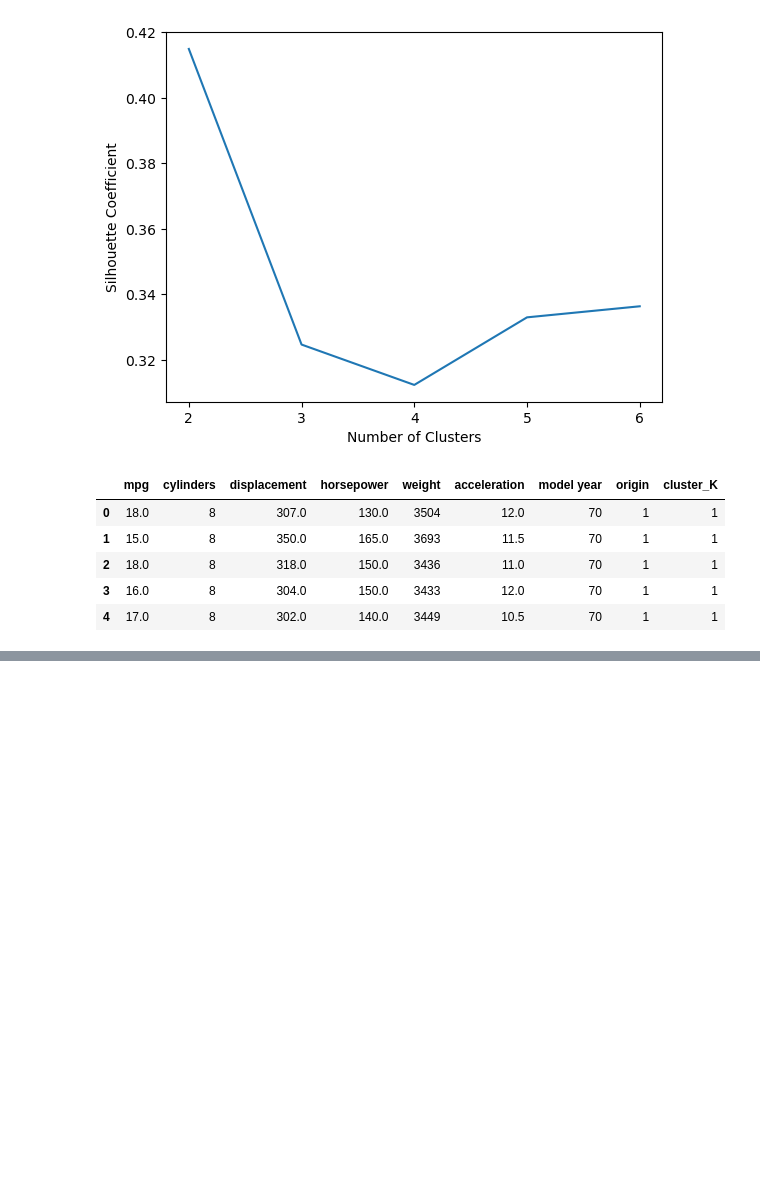
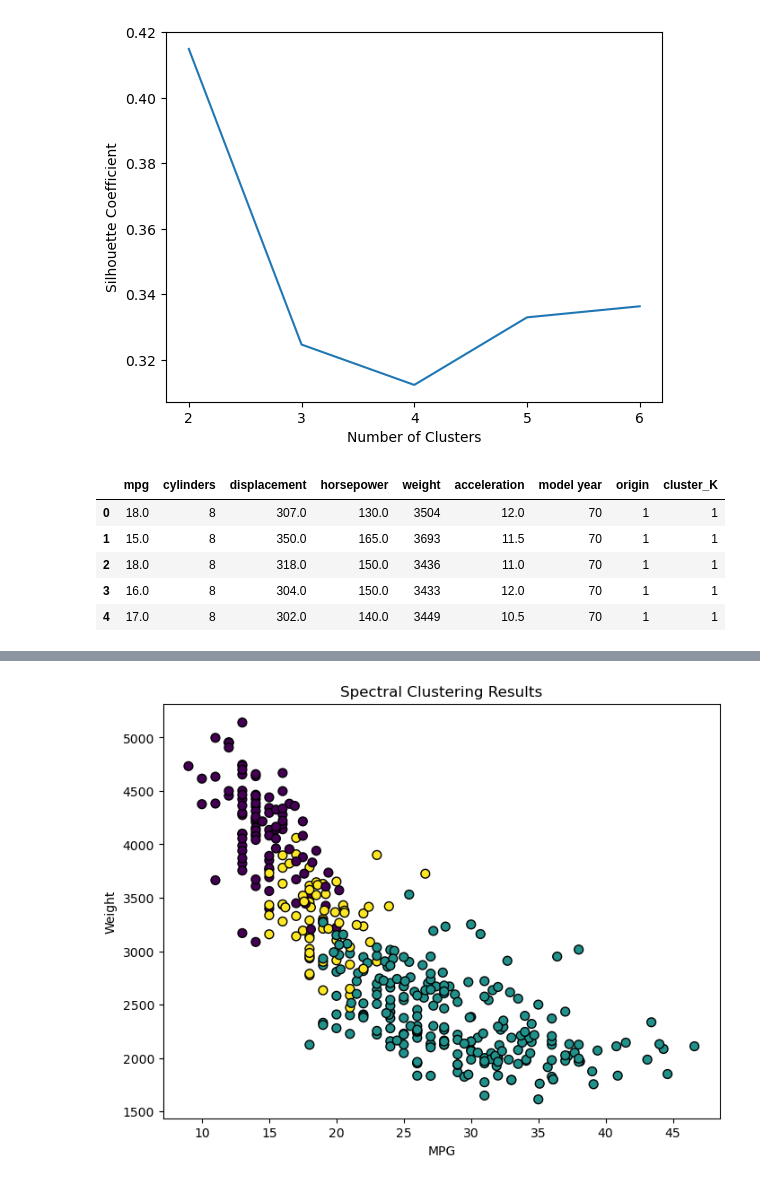
Before and after one commit to Amey1398/Unveiling-Efficiency-Patterns-in-Automobiles, a Jupyter notebook: code.ipynb, the cells around one changed output, grey strips where cells are left out. Saved outputs shown, nothing was run; the diff lists cells and outputs as text; code cells hidden in the pictures; blank space fills up the shorter version.

```diff
--- a/code.ipynb
+++ b/code.ipynb
@@ -333,0 +354,21 @@ sns.scatterplot(x="mpg", y="horsepower", hue="cluster_K",
+# %%
+# Compute pairwise distances
+distance_matrix = pairwise_distances(scaled_data, metric='euclidean')
+
+# Convert distance matrix to affinity matrix
+affinity_matrix = np.exp(-distance_matrix ** 2 / (2. * np.std(distance_matrix) ** 2))
+# %%
+# Perform spectral clustering
+n_clusters = 3  # Set the number of clusters
+spectral = SpectralClustering(n_clusters=n_clusters, affinity='nearest_neighbors', random_state=42)
+df['cluster_label'] = spectral.fit_predict(affinity_matrix)
+
+# Plot the clusters
+plt.figure(figsize=(8, 6))
+plt.scatter(df['mpg'], df['weight'], c=df['cluster_label'], cmap='viridis', edgecolor='k', s=50)
+plt.title('Spectral Clustering Results')
+plt.xlabel('MPG')
+plt.ylabel('Weight')
+plt.show()
+# %% [output]
+[figure, added]
```
Also changed, not shown: parts of 9 cells of this notebook.
